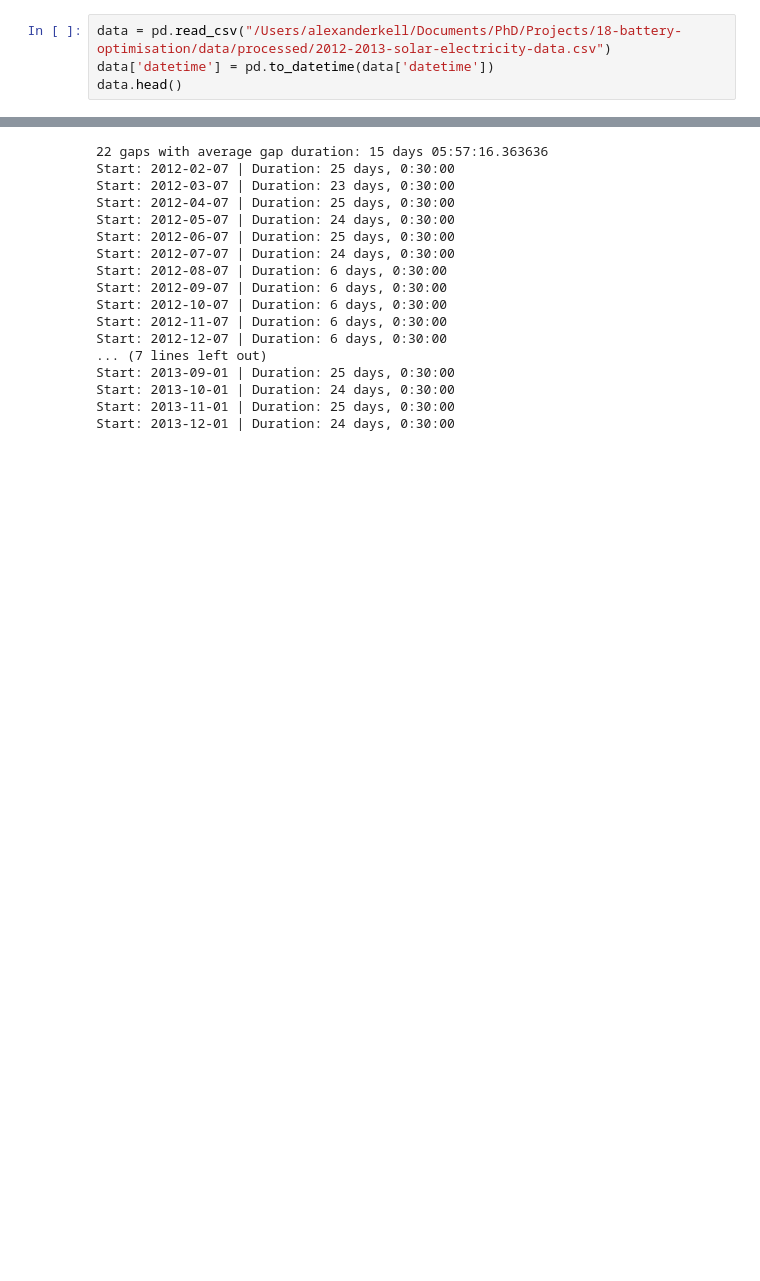
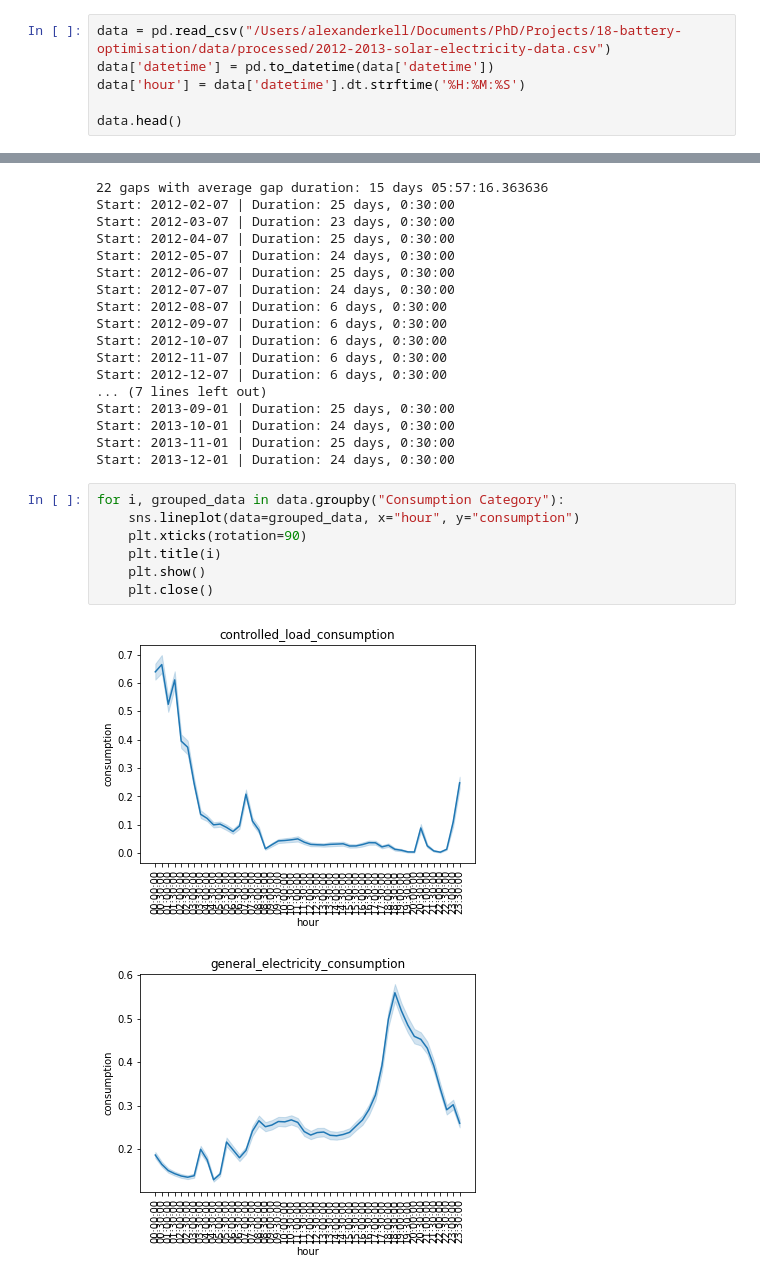
Before and after one commit to alexanderkell/battery-optimisation, a Jupyter notebook: notebooks/exploration/2.0-ajmk-exploring-dataset.ipynb, the cells around one changed output, grey strips where cells are left out. Drawn from its saved outputs; the diff is of its cells as text; blank space fills up the shorter version.

```diff
--- a/notebooks/exploration/2.0-ajmk-exploring-dataset.ipynb
+++ b/notebooks/exploration/2.0-ajmk-exploring-dataset.ipynb
@@ -39,6 +39,8 @@ Start: 2013-12-01 | Duration: 24 days, 0:30:00
 # %%
 data = pd.read_csv("/Users/alexanderkell/Documents/PhD/Projects/18-battery-optimisation/data/processed/2012-2013-solar-electricity-data.csv")
 data['datetime'] = pd.to_datetime(data['datetime'])
+data['hour'] = data['datetime'].dt.strftime('%H:%M:%S')
+
 data.head()
 # %% [output]
 |  | Unnamed: 0 | Customer | Generator Capacity | Postcode | Consumption Category | date | time | ... |
@@ -74,3 +76,13 @@ Start: 2013-09-01 | Duration: 25 days, 0:30:00
 Start: 2013-10-01 | Duration: 24 days, 0:30:00
 Start: 2013-11-01 | Duration: 25 days, 0:30:00
 Start: 2013-12-01 | Duration: 24 days, 0:30:00
+# %%
+for i, grouped_data in data.groupby("Consumption Category"):
+    sns.lineplot(data=grouped_data, x="hour", y="consumption")
+    plt.xticks(rotation=90)
+    plt.title(i)
+    plt.show()
+    plt.close()
+# %% [output]
+[figure, added]
+[figure, added]
```
Also changed, not shown: parts of 1 cell of this notebook, 1 other file.
